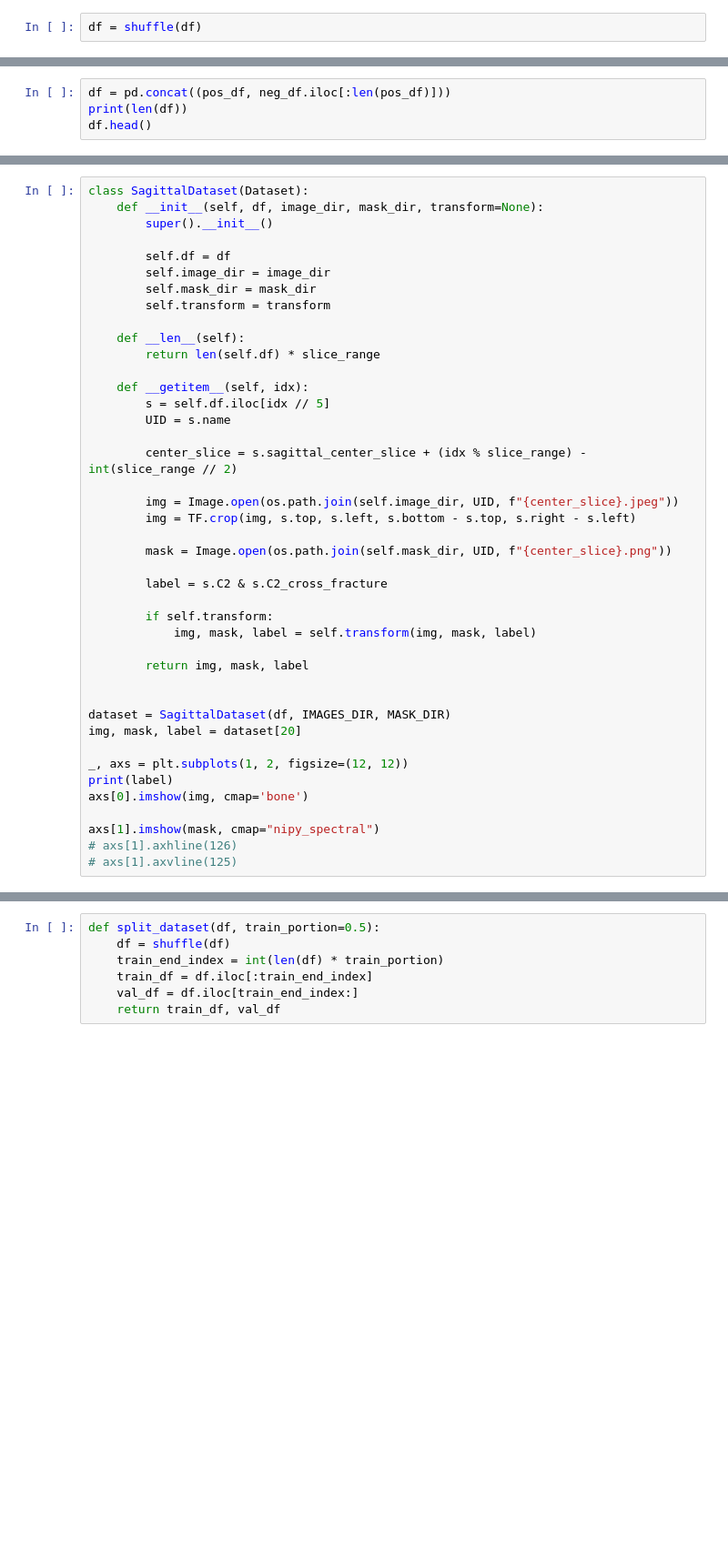
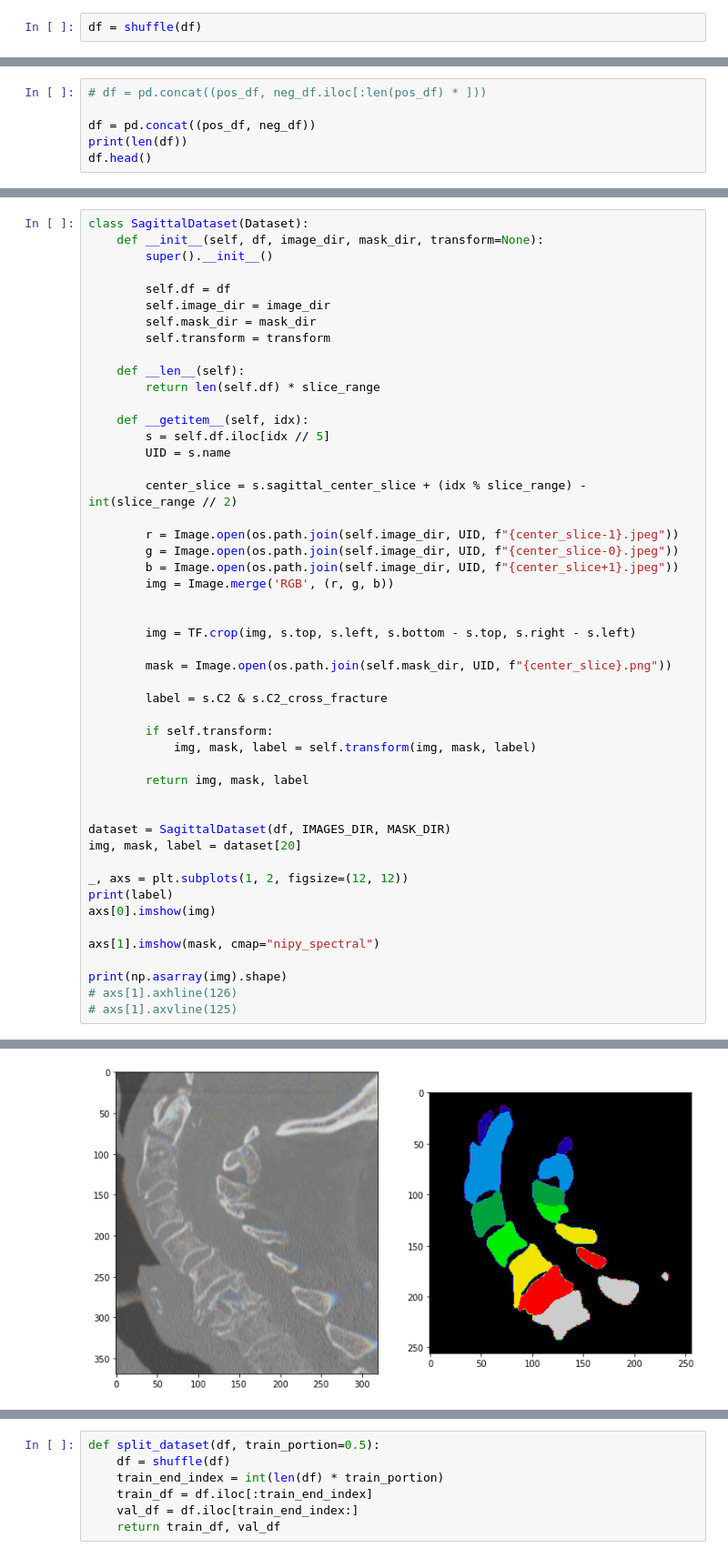
Before and after one commit to ghty011/cervical_spine, a Jupyter notebook: train/train_sagittal_c2_center.ipynb, the cells around one changed output, grey strips where cells are left out. Shown at 91% size. Cells and saved outputs as stored; diff of their text form; blank space fills up the shorter version.

```diff
--- a/train/train_sagittal_c2_center.ipynb
+++ b/train/train_sagittal_c2_center.ipynb
@@ -82,4 +101,6 @@ print(len(pos_df), len(neg_df))
 # %%
-df = pd.concat((pos_df, neg_df.iloc[:len(pos_df)]))
+# df = pd.concat((pos_df, neg_df.iloc[:len(pos_df) * ]))
+
+df = pd.concat((pos_df, neg_df))
 print(len(df))
 df.head()
@@ -102,7 +132,12 @@ class SagittalDataset(Dataset):
 
         center_slice = s.sagittal_center_slice + (idx % slice_range) - int(slice_range // 2)
 
-        img = Image.open(os.path.join(self.image_dir, UID, f"{center_slice}.jpeg"))
+        r = Image.open(os.path.join(self.image_dir, UID, f"{center_slice-1}.jpeg"))
+        g = Image.open(os.path.join(self.image_dir, UID, f"{center_slice-0}.jpeg"))
+        b = Image.open(os.path.join(self.image_dir, UID, f"{center_slice+1}.jpeg"))
+        img = Image.merge('RGB', (r, g, b))
+
+
         img = TF.crop(img, s.top, s.left, s.bottom - s.top, s.right - s.left)
 
         mask = Image.open(os.path.join(self.mask_dir, UID, f"{center_slice}.png"))
@@ -120,8 +155,11 @@ img, mask, label = dataset[20]
 
 _, axs = plt.subplots(1, 2, figsize=(12, 12))
 print(label)
-axs[0].imshow(img, cmap='bone')
+axs[0].imshow(img)
 
 axs[1].imshow(mask, cmap="nipy_spectral")
+
+print(np.asarray(img).shape)
 # axs[1].axhline(126)
 # axs[1].axvline(125)
+# %% [output]
@@ -128,3 +168,4 @@ axs[1].imshow(mask, cmap="nipy_spectral")
+[figure, added]
 # %%
 class DataTransform(nn.Module):
     def __init__(self, image_size, train=True):
```
Also changed, not shown: parts of 19 cells of this notebook.
